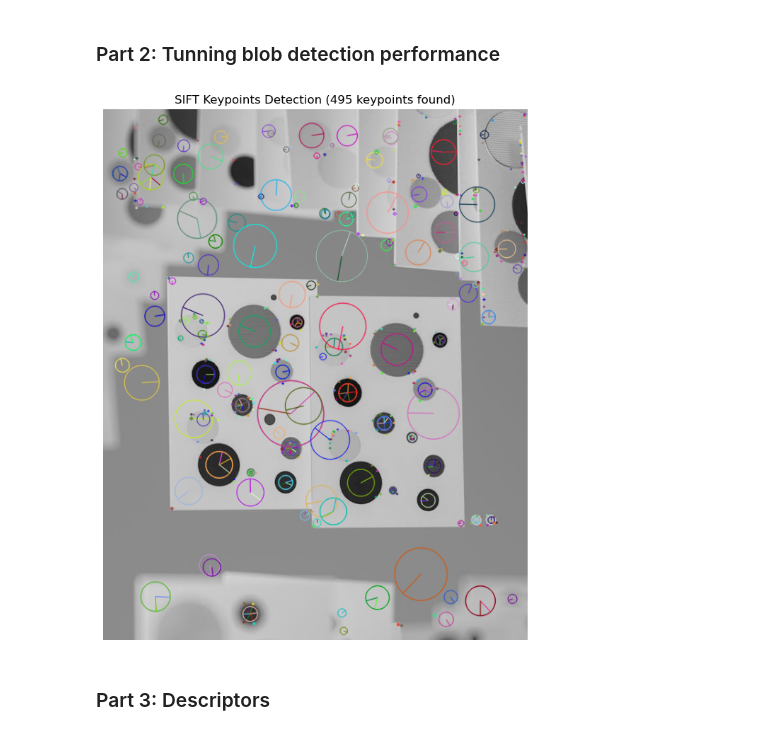
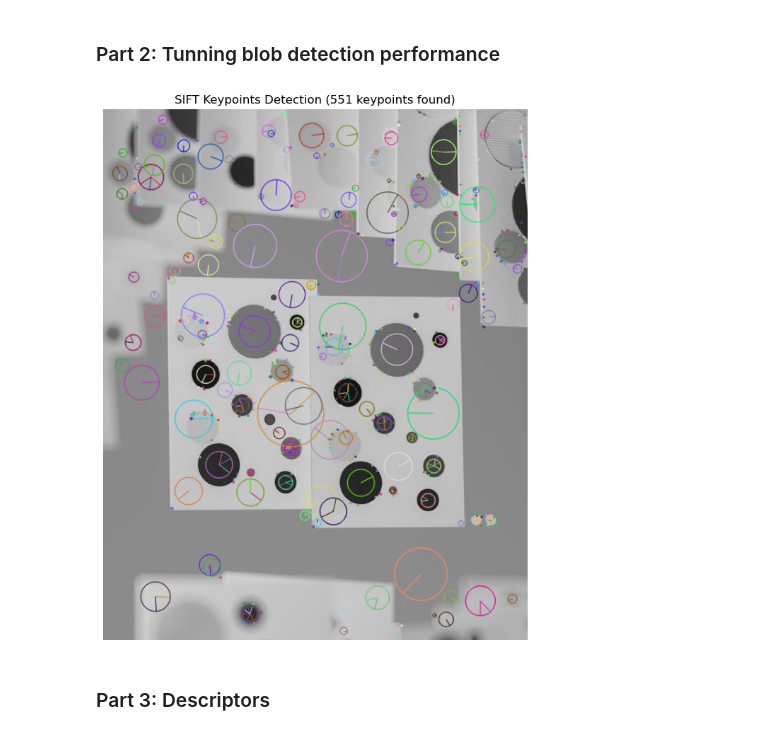
Before and after one commit to risal-shefin/CSC-691-Computer-Vision, a Jupyter notebook: feature_detection/blob_detection.ipynb, the cells around one changed output. Drawn from its saved outputs; the diff is of its cells as text; code cells hidden in the pictures.

```diff
--- a/feature_detection/blob_detection.ipynb
+++ b/feature_detection/blob_detection.ipynb
@@ -79,19 +79,19 @@ plt.show()
 # %% [markdown]
 ### Part 2: Tunning blob detection performance
 # %%
-sift = cv2.SIFT_create(contrastThreshold = 0.01, edgeThreshold = 7)
+sift = cv2.SIFT_create(contrastThreshold = 0.01, edgeThreshold = 8)
 keypoints = sift.detect(image_gray, None)
 output_image = cv2.drawKeypoints(image_gray, keypoints, None, flags=cv2.DRAW_MATCHES_FLAGS_DRAW_RICH_KEYPOINTS)
 
 # Display using matplotlib in grayscale
 plt.figure(figsize=(12, 8))
 plt.imshow(output_image, cmap='gray')
 plt.title(f'SIFT Keypoints Detection ({len(keypoints)} keypoints found)')
 plt.axis('off')
 plt.tight_layout()
 plt.show()
 # %% [output]
-[figure, old version]
+[figure, new version]
 # %% [markdown]
 ### Part 3: Descriptors
 # %%
```
Also changed, not shown: parts of 1 cell of this notebook, 1 other file.
